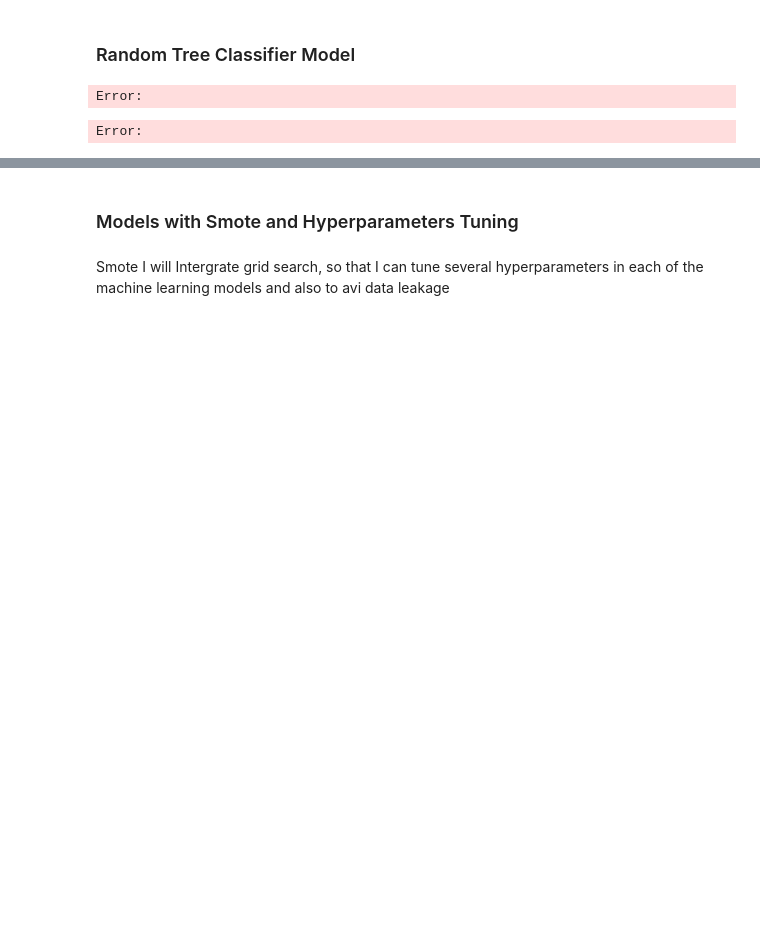
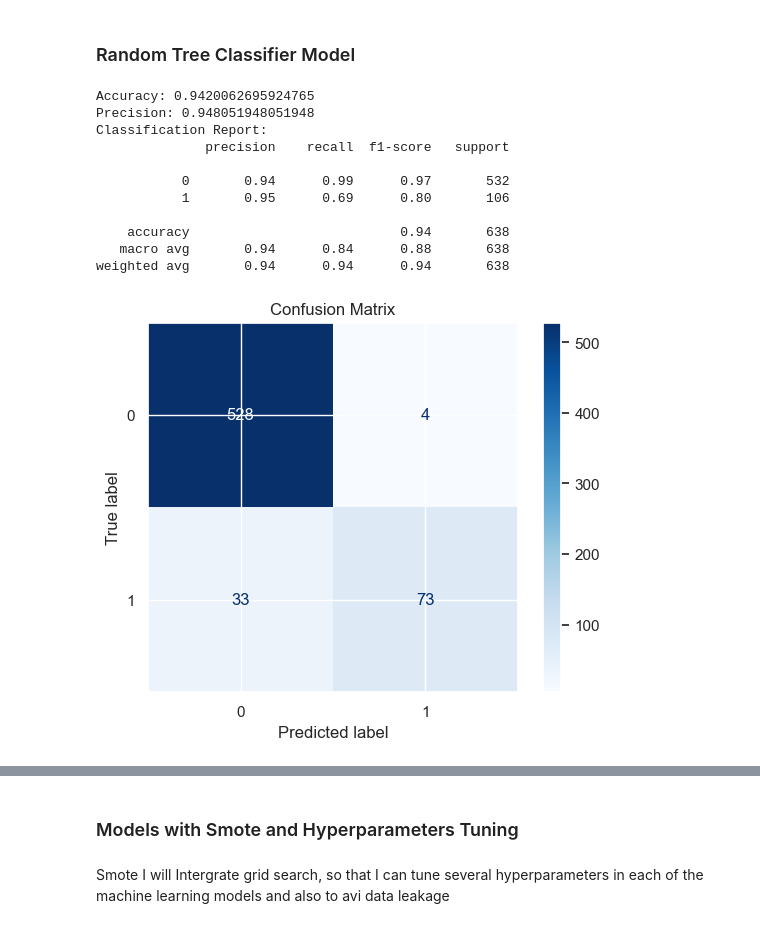
Before and after one commit to Atieng/Customer-Churn-Prediction, a Jupyter notebook: Customer-churn.ipynb, the cells around one changed output, grey strips where cells are left out. Saved outputs shown, nothing was run; the diff lists cells and outputs as text; code cells hidden in the pictures; blank space fills up the shorter version.

```diff
--- a/Customer-churn.ipynb
+++ b/Customer-churn.ipynb
@@ -896,88 +907,34 @@ Error:
 # %%
 # instantiate random classifier model
 rfc = RandomForestClassifier(n_estimators=100, random_state=42)
 
 # Train the random classifier on the train set
 rfc.fit(X_train, y_train)
 
 # predictions on the test data
 y_pred =  rfc.predict(X_test)
 
 # Evaluatation of the random forest classifier
 accuracy = accuracy_score(y_test, y_pred)
 precision = precision_score(y_test, y_pred)
 report = classification_report(y_test, y_pred)
 
 # Print metrics
 print("Accuracy:", accuracy)
 print("Precision:", precision)
 print("Classification Report:")
 print(report)
-confusion_matrix(y_test, y_pred, classes=dtc.classes_)
+plot_confusion_matrix(y_test, y_pred, classes=dtc.classes_)
 # %% [output]
-Error:
+Accuracy: 0.9420062695924765
+Precision: 0.948051948051948
+Classification Report:
+              precision    recall  f1-score   support
+
+           0       0.94      0.99      0.97       532
+           1       0.95      0.69      0.80       106
+
+    accuracy                           0.94       638
+   macro avg       0.94      0.84      0.88       638
+weighted avg       0.94      0.94      0.94       638
+[figure, added]
-# %%
-frb
-
-# Convert y_test to binary form for ROC-AUC calculation
-y_test_bin = label_binarize(y_test, classes=[0, 1])  # Adjust classes based on your data
-
-# Make predictions on the test data
-y_pred_rf = rfc.predict(X_test)
-y_pred_prob_rf = rfc.predict_proba(X_test)
-
-
-# Compute AUC-ROC for Random Forest
-fpr_rf, tpr_rf, _ = roc_curve(y_test_bin, y_pred_prob_rf[:, 1])
-roc_auc_rf = roc_auc_score(y_test_bin, y_pred_prob_rf[:, 1])
-
-# Make predictions on the test data
-y_pred_knn = knn.predict(X_test)
-y_pred_prob_knn = knn.predict_proba(X_test)
-
-# Compute AUC-ROC for K nearest neighbors
-fpr_knn, tpr_knn, _ = roc_curve(y_test_bin, y_pred_prob_knn[:, 1])
-roc_auc_knn = roc_auc_score(y_test_bin, y_pred_prob_knn[:, 1])
-
-# Make predictions on the test data
-y_pred_dt =  dtc.predict(X_test)
-y_pred_prob_dt =  dtc.predict_proba(X_test)
-
-# Compute AUC-ROC for Decision Tree
-fpr_dt, tpr_dt, _ = roc_curve(y_test_bin, y_pred_prob_dt[:, 1])
-roc_auc_dt = roc_auc_score(y_test_bin, y_pred_prob_dt[:, 1])
-
-# Make predictions on the test data
-y_pred_log = dtc.predict(X_test)
-y_pred_prob_log =  dtc.predict_proba(X_test)
-
-# Compute AUC-ROC for Logistic regression
-fpr_log, tpr_log, _ = roc_curve(y_test_bin, y_pred_prob_log [:, 1])
-roc_auc_log = roc_auc_score(y_test_bin, y_pred_prob_log[:, 1])
-
-# Plot AUC-ROC curves
-plt.figure(figsize=(10, 6))
-
-# Random Forest
-plt.plot(fpr_rf, tpr_rf, lw=2, label=f'Random Forest ROC curve (area = {roc_auc_rf:.2f})')
-
-# K-nearestNeighbors
-plt.plot(fpr_knn, tpr_knn, lw=2, label=f'K-Nearest Neighbors ROC curve (area = {roc_auc_knn:.2f})')
-
-# Decision Tree
-plt.plot(fpr_dt, tpr_dt, lw=2, linestyle='--', label=f'Decision Tree ROC curve (area = {roc_auc_dt:.2f})')
-
-
-# Logistic Regression
-plt.plot(fpr_log, tpr_log, lw=2, linestyle='--', label=f'Logistic Regression (area = {roc_auc_log:.2f})')
-
-plt.plot([0, 1], [0, 1], color='navy', lw=2, linestyle='--')
-plt.xlim([0.0, 1.0])
-plt.ylim([0.0, 1.05])
-plt.xlabel('False Positive Rate')
-plt.ylabel('True Positive Rate')
-plt.title('AUC-ROC Curves for Random Forest and Decision Tree Classifiers')
-plt.legend(loc="lower right")
-plt.show()
-# %% [output]
-Error:
```
Also changed, not shown: parts of 32 cells of this notebook.
